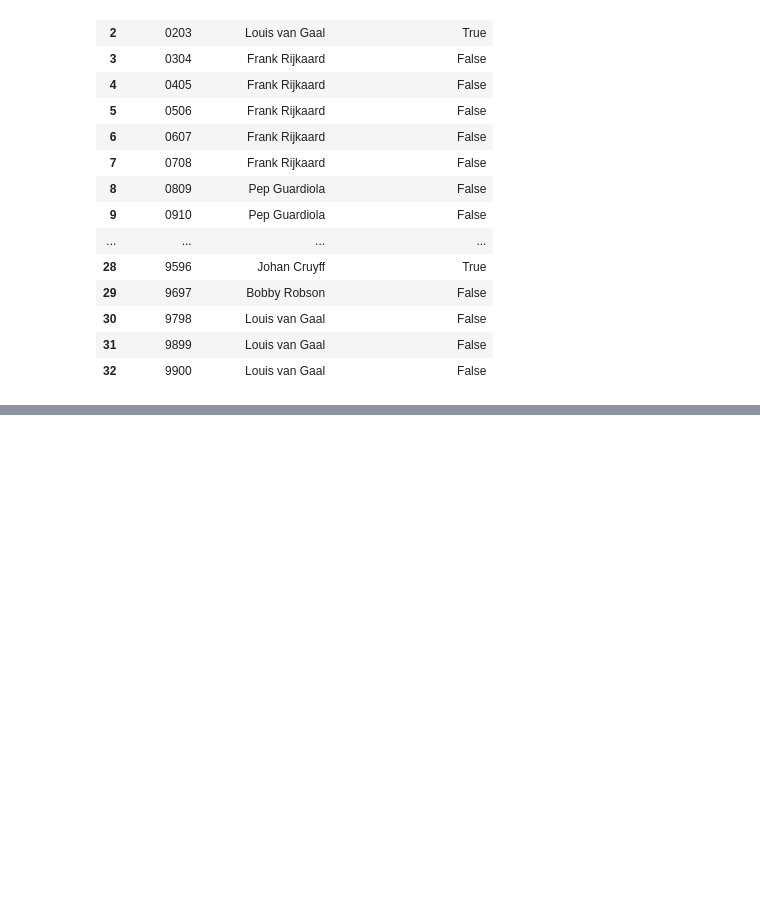
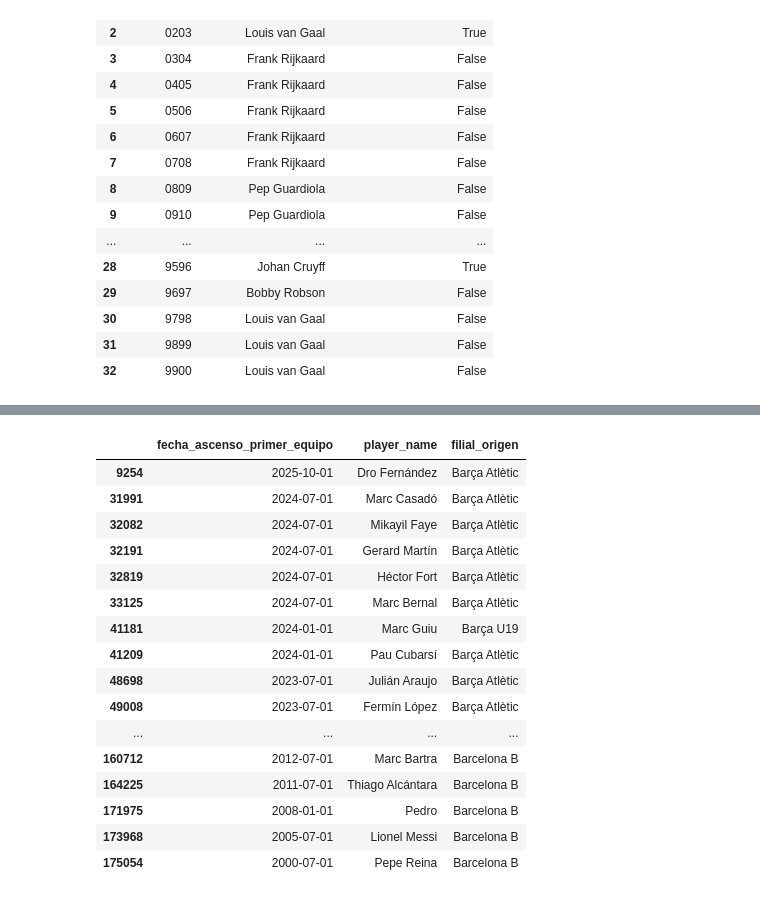
Before and after one commit to albertone448/always-barca, a Jupyter notebook: notebooks/01_exploracion_estructura.ipynb, the cells around one changed output, grey strips where cells are left out. Saved outputs shown, nothing was run; the diff lists cells and outputs as text; code cells hidden in the pictures; blank space fills up the shorter version.

```diff
--- a/notebooks/01_exploracion_estructura.ipynb
+++ b/notebooks/01_exploracion_estructura.ipynb
@@ -443,0 +514,8 @@ entrenadores_temporada
+# %%
+barca_transfers = transfers[
+    (transfers['from_club_id'] == 131) | (transfers['to_club_id'] == 131)
+].copy()
+
+print(barca_transfers.shape)
+print(barca_transfers['from_club_name'].unique())
+print(barca_transfers['to_club_name'].unique())
@@ -443,0 +581,9 @@ entrenadores_temporada
+# %%
+filiales = ['Barcelona B', 'Barça Atlètic', 'Barça U19']
+
+barca_fichajes = barca_transfers[
+    ~barca_transfers['from_club_name'].isin(filiales) &
+    (barca_transfers['to_club_name'] != 'Without Club')
+].copy()
+
+print(barca_transfers.shape[0], '→', barca_fichajes.shape[0])
@@ -443,0 +601,30 @@ entrenadores_temporada
+# %%
+barca_promociones_cantera = barca_transfers[
+    barca_transfers['from_club_name'].isin(filiales)
+][['transfer_date', 'player_name', 'from_club_name', 'to_club_name']].copy()
+
+barca_promociones_cantera = barca_promociones_cantera.rename(columns={
+    'transfer_date': 'fecha_ascenso_primer_equipo',
+    'from_club_name': 'filial_origen'
+}).drop(columns='to_club_name')
+
+barca_promociones_cantera.to_csv('../data/processed/barca_promociones_cantera.csv', index=False)
+barca_promociones_cantera
+# %% [output]
+|  | fecha_ascenso_primer_equipo | player_name | filial_origen |
+| 9254 | 2025-10-01 | Dro Fernández | Barça Atlètic |
+| 31991 | 2024-07-01 | Marc Casadó | Barça Atlètic |
+| 32082 | 2024-07-01 | Mikayil Faye | Barça Atlètic |
+| 32191 | 2024-07-01 | Gerard Martín | Barça Atlètic |
+| 32819 | 2024-07-01 | Héctor Fort | Barça Atlètic |
+| 33125 | 2024-07-01 | Marc Bernal | Barça Atlètic |
+| 41181 | 2024-01-01 | Marc Guiu | Barça U19 |
+| 41209 | 2024-01-01 | Pau Cubarsí | Barça Atlètic |
+| 48698 | 2023-07-01 | Julián Araujo | Barça Atlètic |
+| 49008 | 2023-07-01 | Fermín López | Barça Atlètic |
+| ... | ... | ... | ... |
+| 160712 | 2012-07-01 | Marc Bartra | Barcelona B |
+| 164225 | 2011-07-01 | Thiago Alcántara | Barcelona B |
+| 171975 | 2008-01-01 | Pedro | Barcelona B |
+| 173968 | 2005-07-01 | Lionel Messi | Barcelona B |
+| 175054 | 2000-07-01 | Pepe Reina | Barcelona B |
```
Also changed, not shown: parts of 23 cells of this notebook, 3 other files.
